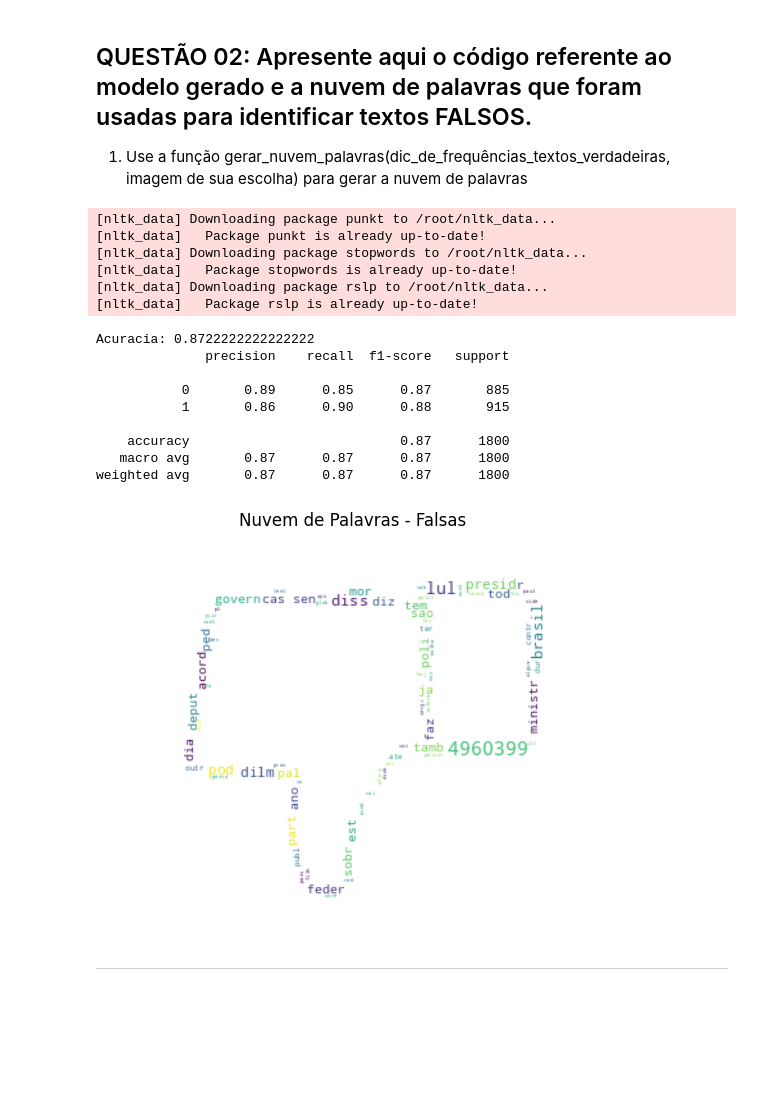
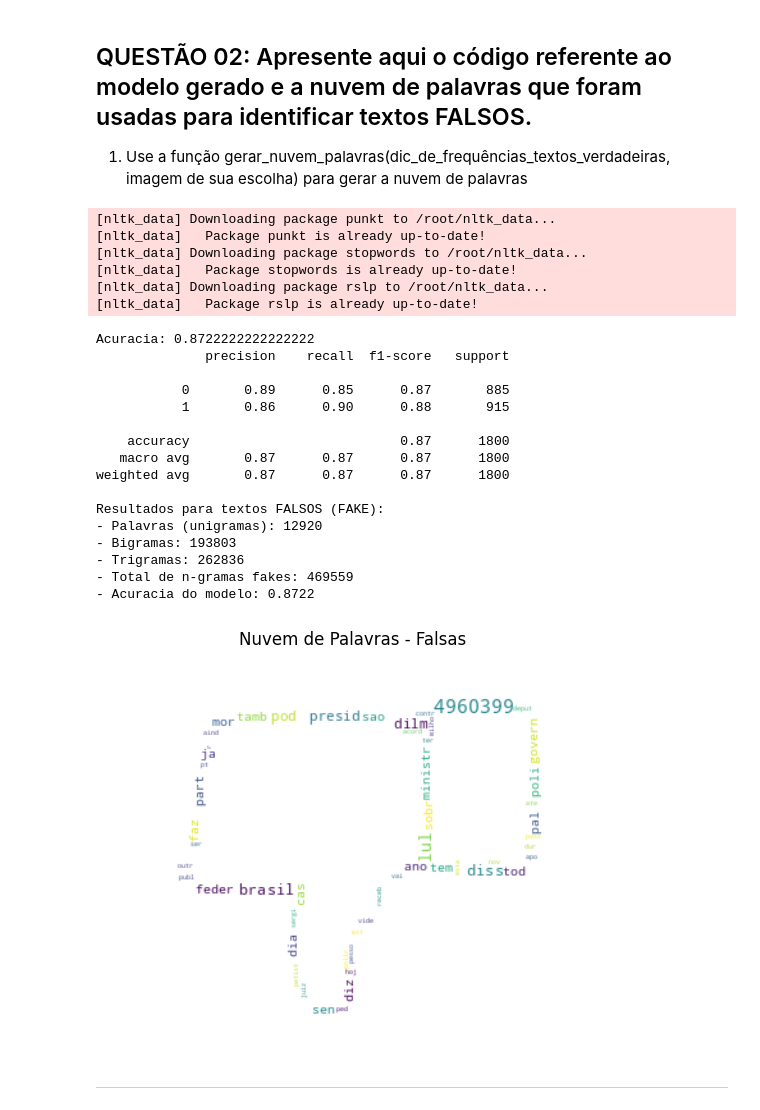
Before and after one commit to vbraga1/faculdadeTrabalhos, a Jupyter notebook: trabalho_nlp.ipynb, the cells around one changed output. Drawn from its saved outputs; the diff is of its cells as text; code cells hidden in the pictures; blank space fills up the shorter version.

```diff
--- a/trabalho_nlp.ipynb
+++ b/trabalho_nlp.ipynb
@@ -441,34 +472,65 @@ def gerar_nuvem_palavras(freq_dict, imagem='njoinha.png'):
 
         plt.figure(figsize=(10,5))
         plt.imshow(wordcloud, interpolation='bilinear')
         plt.axis('off')
         plt.title("Nuvem de Palavras - Falsas")
         plt.show()
     except Exception:
         wordcloud = WordCloud(width=800, height=400, background_color='white').generate_from_frequencies(freq_dict)
         plt.figure(figsize=(10,5))
         plt.imshow(wordcloud)
         plt.axis('off')
         plt.show()
 
+# Recuperar a acurácia do modelo
+acuracia_final = accuracy_score(y_test, y_pred)
+
+# Obter as features totais do vetorizador
+features_totais = vectorizer.get_feature_names_out()
+
+# Identificar as features presentes nos textos FALSOS
+# Criação de um vetorizador temporário
+vectorizer_fake = TfidfVectorizer(ngram_range=(1,3))
+vectorizer_fake.fit(df_fake['text_processed'])
+features_fakes = set(vectorizer_fake.get_feature_names_out())
+
+# Separar e contar unigramas, bigramas e trigramas
+unigramas_f = [f for f in features_fakes if len(f.split()) == 1]
+bigramas_f = [f for f in features_fakes if len(f.split()) == 2]
+trigramas_f = [f for f in features_fakes if len(f.split()) == 3]
+
+print(f"Resultados para textos FALSOS (FAKE):")
+print(f"- Palavras (unigramas): {len(unigramas_f)}")
+print(f"- Bigramas: {len(bigramas_f)}")
+print(f"- Trigramas: {len(trigramas_f)}")
+print(f"- Total de n-gramas fakes: {len(features_fakes)}")
+print(f"- Acuracia do modelo: {acuracia_final:.4f}")
+
 gerar_nuvem_palavras(freq_fake, imagem='njoinha.png')
 # %% [output]
 [nltk_data] Downloading package punkt to /root/nltk_data...
 [nltk_data]   Package punkt is already up-to-date!
 [nltk_data] Downloading package stopwords to /root/nltk_data...
 [nltk_data]   Package stopwords is already up-to-date!
 [nltk_data] Downloading package rslp to /root/nltk_data...
 [nltk_data]   Package rslp is already up-to-date!
 Acuracia: 0.8722222222222222
               precision    recall  f1-score   support
 
            0       0.89      0.85      0.87       885
            1       0.86      0.90      0.88       915
 
     accuracy                           0.87      1800
    macro avg       0.87      0.87      0.87      1800
 weighted avg       0.87      0.87      0.87      1800
+
+Resultados para textos FALSOS (FAKE):
+- Palavras (unigramas): 12920
+- Bigramas: 193803
+- Trigramas: 262836
+- Total de n-gramas fakes: 469559
+- Acuracia do modelo: 0.8722
-[figure, old version]
+[figure, new version]
 # %% [markdown]
 ---
 # %% [markdown]
```
Also changed, not shown: parts of 2 cells of this notebook.
